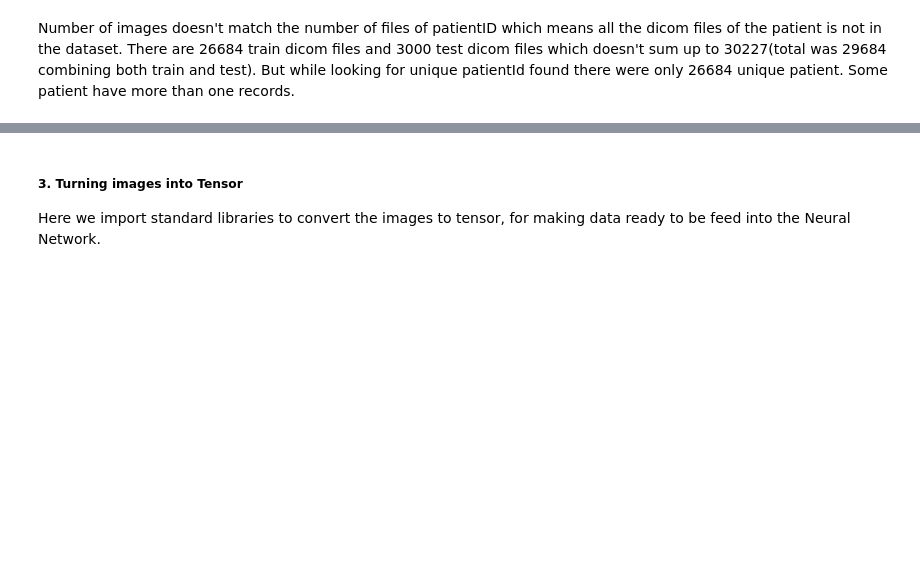
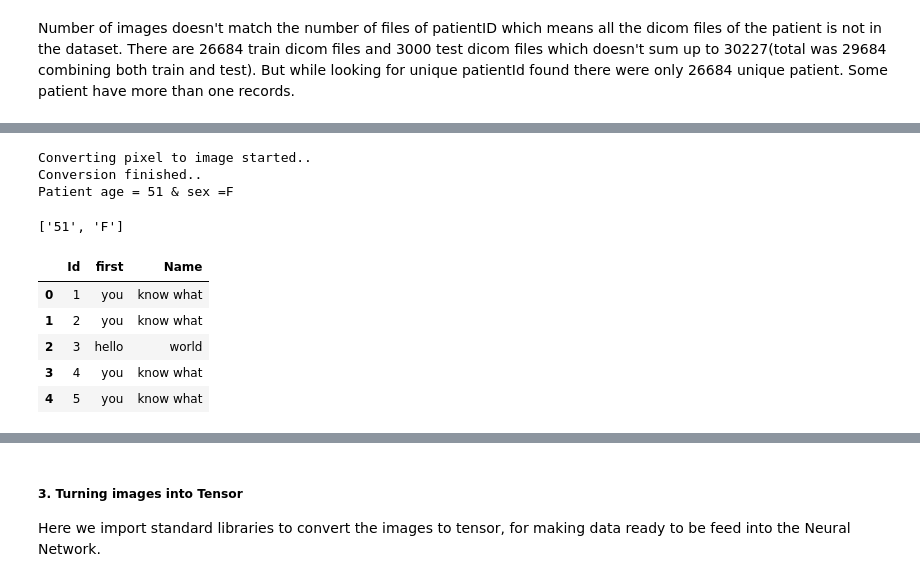
Before and after one commit to Mattobad/Pneumonia-Detection-Deep-Learning, a Jupyter notebook: End_to_End_Pneumonia_detection.ipynb, the cells around one changed output, grey strips where cells are left out. Saved outputs shown, nothing was run; the diff lists cells and outputs as text; code cells hidden in the pictures; blank space fills up the shorter version.

Commit message:
added method to convert decode dicom files to extract image files

```diff
--- a/End_to_End_Pneumonia_detection.ipynb
+++ b/End_to_End_Pneumonia_detection.ipynb
@@ -284,0 +316,48 @@ def dicom_to_png_metadata(source_path,dist_path,file_name):
+# %%
+# lets test the conversion function with one image
+
+# common path(main)
+path = "drive/My Drive/Data/pneumonia-data"
+# source path
+s_path =os.path.join(path,"stage_2_train_images")
+# destination path
+des_path =os.path.join(path,"train")
+
+result = dicom_to_png_metadata(s_path,des_path,patient_id[:1][0])
+result
+# %% [output]
+Converting pixel to image started..
+Conversion finished..
+Patient age = 51 & sex =F
+['51', 'F']
+# %%
+# demo function to implement the function to make a dataFrame from patient info
+def test_fun(id):
+  if id == 3:
+    return ['hello','world']
+  else:
+    return ['you','know what']
+
+test_df = pd.DataFrame(columns=['Id','first','Name'])
+test_df['Id'] = [1,2,3,4,5]
+
+# first = test_df['Id'].apply(lambda x: test_fun(x))
+# for id in range(len(test_df)):
+#   print(id)
+#   test_df.loc[test_df['Id']==id,'first'] = first[id][0]
+
+for id in test_df['Id']:
+  #print(id)
+  # temp = test_df['Id'].apply(lambda x: test_fun(x))
+  temp = test_fun(id)
+  test_df.loc[test_df['Id'] == id,'first'] = temp[0]
+  test_df.loc[test_df['Id'] == id,'Name'] = temp[1]
+
+test_df
+# %% [output]
+|  | Id | first | Name |
+| 0 | 1 | you | know what |
+| 1 | 2 | you | know what |
+| 2 | 3 | hello | world |
+| 3 | 4 | you | know what |
+| 4 | 5 | you | know what |
```
Also changed, not shown: parts of 9 cells of this notebook.
